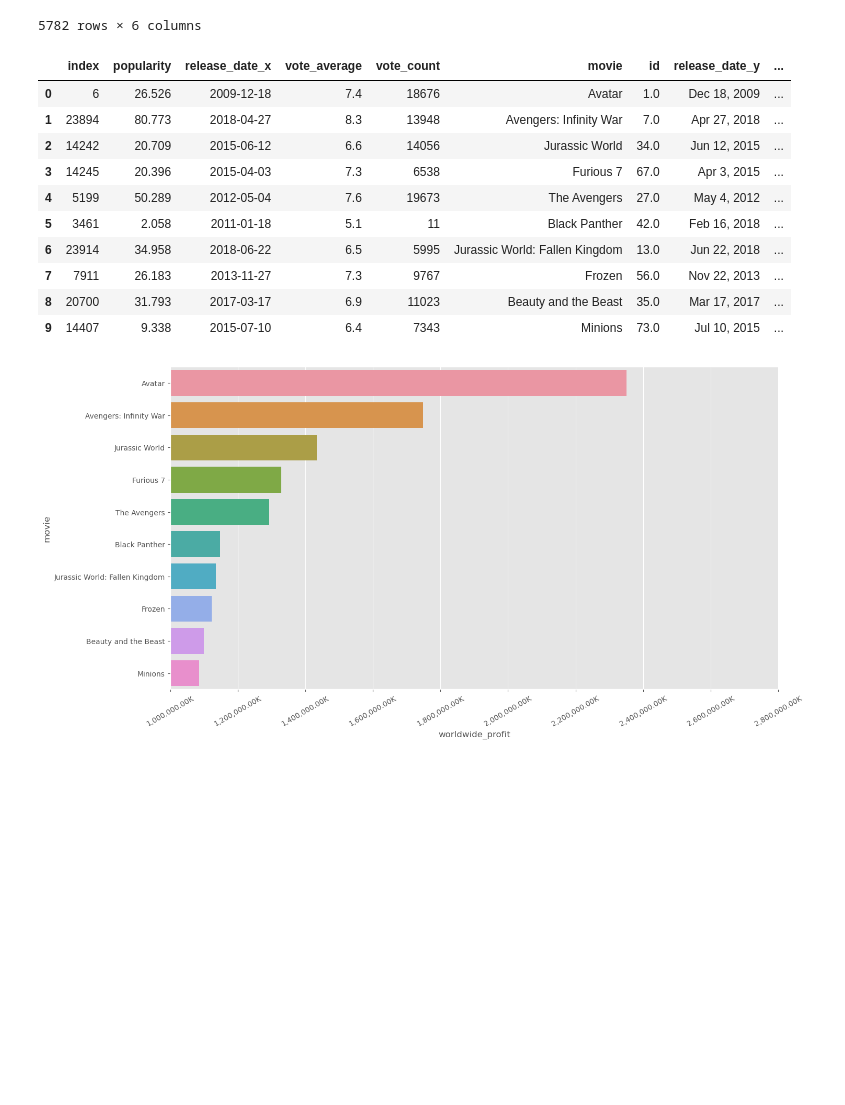
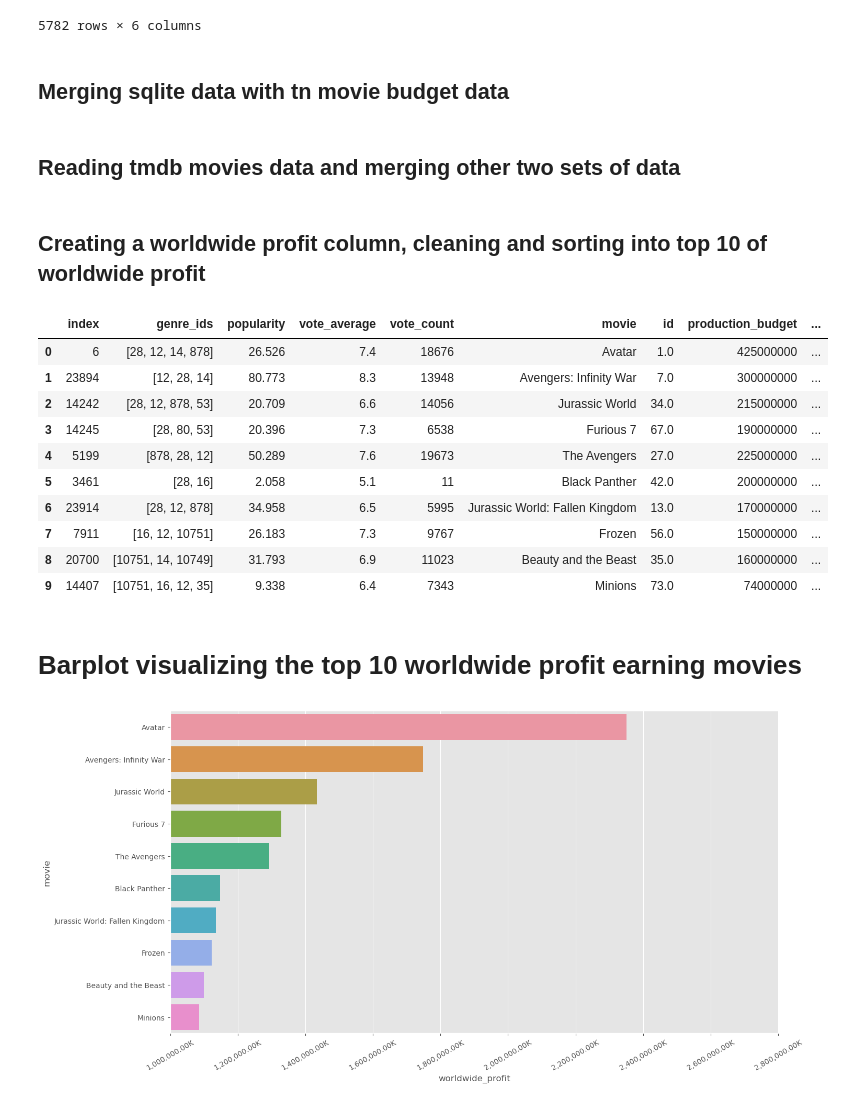
Before and after one commit to bkokin/semester_1_capstone, a Jupyter notebook: exploratory_work/Exploratory_Analysis_BK.ipynb, the cells around one changed output. Cells and saved outputs as stored; diff of their text form; code cells hidden in the pictures; blank space fills up the shorter version.

```diff
--- a/exploratory_work/Exploratory_Analysis_BK.ipynb
+++ b/exploratory_work/Exploratory_Analysis_BK.ipynb
@@ -6,5 +12,5 @@ conn = sqlite3.connect('im.db')
 # %%
-df0 = pd.read_sql("""
+Sqlite_df = pd.read_sql("""
 select primary_title as movie, start_year, genres, region
 from movie_basics
 join movie_ratings
@@ -14,7 +20,7 @@ using (movie_id)
 group by movie
 ;
 """, conn)
-df0
+Sqlite_df
 # %% [output]
 |  | movie | start_year | genres | region |
 | 0 | !Women Art Revolution | 2010 | Documentary | None |
@@ -46,4 +54,6 @@ df1
 | 5780 | 81 | Sep 29, 2015 | A Plague So Pleasant | $1,400 | $0 | $0 |
 | 5781 | 82 | Aug 5, 2005 | My Date With Drew | $1,100 | $181,041 | $181,041 |
 5782 rows × 6 columns
+# %% [markdown]
+## Merging sqlite data with tn movie budget data
 # %%
@@ -51,31 +61,37 @@ df2 = df1.merge(df0, how='right', on='movie')
+# %% [markdown]
+## Reading tmdb movies data and merging other two sets of data
 # %%
-df3 = pd.read_csv('tmdb.movies.csv')
-df3['movie'] = df3['title']
-df3 = df3.drop(df3.columns[[0, 1, 2, 3, 4, 7]],axis = 1)
+tmdb_csv = pd.read_csv('tmdb.movies.csv')
+tmdb_csv['movie'] = tmdb_csv['title']
+tmdb_csv = tmdb_csv.drop(tmdb_csv.columns[[0, 2, 3, 4, 6, 7]],axis = 1)
 
-df4 = df3.merge(df2, how='left', on='movie')
-
-df4['production_budget'] = df4['production_budget'].str.replace(',', '').str.replace('$', '')
-df4['worldwide_gross'] = df4['worldwide_gross'].str.replace(',', '').str.replace('$', '')
-df4['worldwide_profit'] = df4['worldwide_gross'].fillna(0).astype('int64') - df4['production_budget'].fillna(0).astype('int64')
-
-df4 = df4.sort_values('worldwide_profit', ascending= False).drop_duplicates(subset=['movie'])
-
-df5=df4.reset_index().head(10)
-
-df5
+three_dataset = tmdb_csv.merge(sqlite_tn_budget_merge, how='left', on='movie')
-# %% [output]
-|  | index | popularity | release_date_x | vote_average | vote_count | movie | id | release_date_y | ... |
-| 0 | 6 | 26.526 | 2009-12-18 | 7.4 | 18676 | Avatar | 1.0 | Dec 18, 2009 | ... |
-| 1 | 23894 | 80.773 | 2018-04-27 | 8.3 | 13948 | Avengers: Infinity War | 7.0 | Apr 27, 2018 | ... |
-| 2 | 14242 | 20.709 | 2015-06-12 | 6.6 | 14056 | Jurassic World | 34.0 | Jun 12, 2015 | ... |
-| 3 | 14245 | 20.396 | 2015-04-03 | 7.3 | 6538 | Furious 7 | 67.0 | Apr 3, 2015 | ... |
-| 4 | 5199 | 50.289 | 2012-05-04 | 7.6 | 19673 | The Avengers | 27.0 | May 4, 2012 | ... |
-| 5 | 3461 | 2.058 | 2011-01-18 | 5.1 | 11 | Black Panther | 42.0 | Feb 16, 2018 | ... |
-| 6 | 23914 | 34.958 | 2018-06-22 | 6.5 | 5995 | Jurassic World: Fallen Kingdom | 13.0 | Jun 22, 2018 | ... |
-| 7 | 7911 | 26.183 | 2013-11-27 | 7.3 | 9767 | Frozen | 56.0 | Nov 22, 2013 | ... |
-| 8 | 20700 | 31.793 | 2017-03-17 | 6.9 | 11023 | Beauty and the Beast | 35.0 | Mar 17, 2017 | ... |
-| 9 | 14407 | 9.338 | 2015-07-10 | 6.4 | 7343 | Minions | 73.0 | Jul 10, 2015 | ... |
+# %% [markdown]
+## Creating a worldwide profit column, cleaning and sorting into top 10 of worldwide profit
+# %%
+three_dataset['production_budget'] = three_dataset['production_budget'].str.replace(',', '').str.replace('$', '')
+three_dataset['worldwide_gross'] = three_dataset['worldwide_gross'].str.replace(',', '').str.replace('$', '')
+three_dataset['worldwide_profit'] = three_dataset['worldwide_gross'].fillna(0).astype('int64') - three_dataset['production_budget'].fillna(0).astype('int64')
+
+three_dataset = three_dataset.sort_values('worldwide_profit', ascending= False).drop_duplicates(subset=['movie'])
+
+three_dataset_sorted = three_dataset.reset_index().head(10).drop(three_dataset.columns[6], axis=1)
+
+three_dataset_sorted
+# %% [output]
+|  | index | genre_ids | popularity | vote_average | vote_count | movie | id | production_budget | ... |
+| 0 | 6 | [28, 12, 14, 878] | 26.526 | 7.4 | 18676 | Avatar | 1.0 | 425000000 | ... |
+| 1 | 23894 | [12, 28, 14] | 80.773 | 8.3 | 13948 | Avengers: Infinity War | 7.0 | 300000000 | ... |
+| 2 | 14242 | [28, 12, 878, 53] | 20.709 | 6.6 | 14056 | Jurassic World | 34.0 | 215000000 | ... |
+| 3 | 14245 | [28, 80, 53] | 20.396 | 7.3 | 6538 | Furious 7 | 67.0 | 190000000 | ... |
+| 4 | 5199 | [878, 28, 12] | 50.289 | 7.6 | 19673 | The Avengers | 27.0 | 225000000 | ... |
+| 5 | 3461 | [28, 16] | 2.058 | 5.1 | 11 | Black Panther | 42.0 | 200000000 | ... |
+| 6 | 23914 | [28, 12, 878] | 34.958 | 6.5 | 5995 | Jurassic World: Fallen Kingdom | 13.0 | 170000000 | ... |
+| 7 | 7911 | [16, 12, 10751] | 26.183 | 7.3 | 9767 | Frozen | 56.0 | 150000000 | ... |
+| 8 | 20700 | [10751, 14, 10749] | 31.793 | 6.9 | 11023 | Beauty and the Beast | 35.0 | 160000000 | ... |
+| 9 | 14407 | [10751, 16, 12, 35] | 9.338 | 6.4 | 7343 | Minions | 73.0 | 74000000 | ... |
+# %% [markdown]
+# Barplot visualizing the top 10 worldwide profit earning movies
 # %%
 import seaborn as sns
 from matplotlib import pyplot as plt
```
Also changed, not shown: parts of 17 cells of this notebook.
